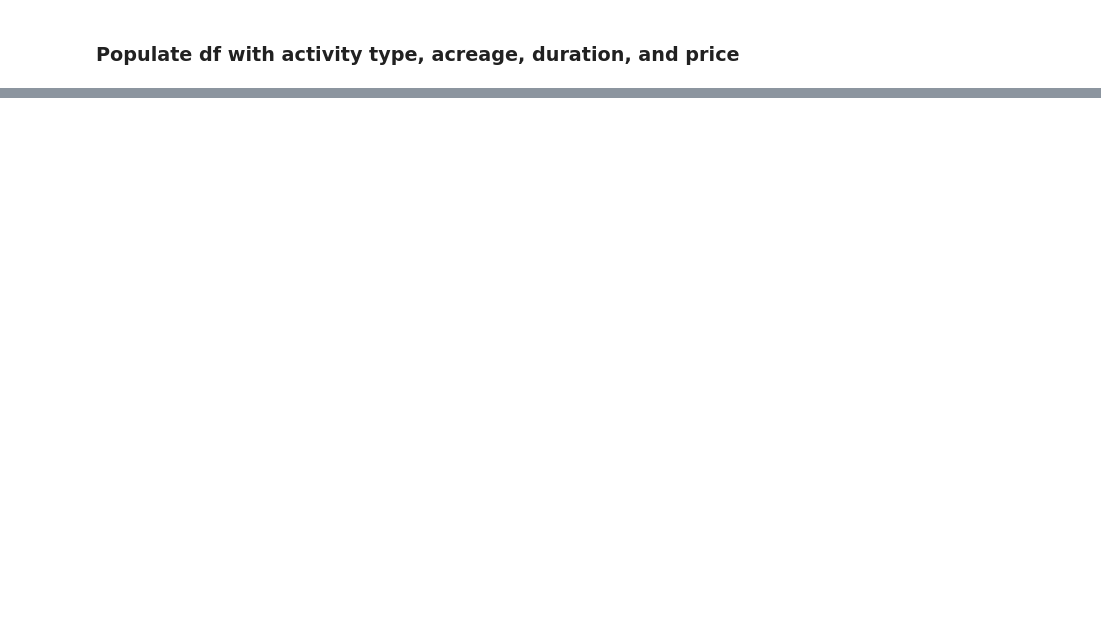
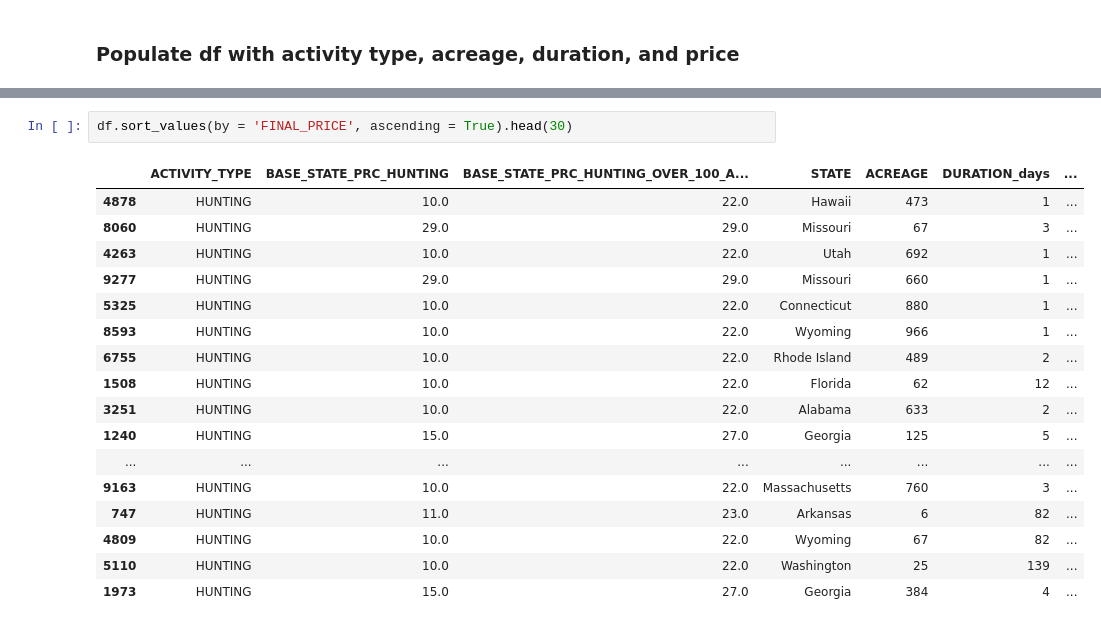
Before and after one commit to PhilipHarvey20/Land-Lease-Price-Recommender, a Jupyter notebook: Price Recommender.ipynb, the cells around one changed output, grey strips where cells are left out. Cells and saved outputs as stored; diff of their text form; blank space fills up the shorter version.

```diff
--- a/Price Recommender.ipynb
+++ b/Price Recommender.ipynb
@@ -130,0 +266,20 @@ df[df['ACTIVITY_TYPE']=='HUNTING'].head(30)
+# %%
+df.sort_values(by = 'FINAL_PRICE', ascending = True).head(30)
+# %% [output]
+|  | ACTIVITY_TYPE | BASE_STATE_PRC_HUNTING | BASE_STATE_PRC_HUNTING_OVER_100_A... | STATE | ACREAGE | DURATION_days | ... |
+| 4878 | HUNTING | 10.0 | 22.0 | Hawaii | 473 | 1 | ... |
+| 8060 | HUNTING | 29.0 | 29.0 | Missouri | 67 | 3 | ... |
+| 4263 | HUNTING | 10.0 | 22.0 | Utah | 692 | 1 | ... |
+| 9277 | HUNTING | 29.0 | 29.0 | Missouri | 660 | 1 | ... |
+| 5325 | HUNTING | 10.0 | 22.0 | Connecticut | 880 | 1 | ... |
+| 8593 | HUNTING | 10.0 | 22.0 | Wyoming | 966 | 1 | ... |
+| 6755 | HUNTING | 10.0 | 22.0 | Rhode Island | 489 | 2 | ... |
+| 1508 | HUNTING | 10.0 | 22.0 | Florida | 62 | 12 | ... |
+| 3251 | HUNTING | 10.0 | 22.0 | Alabama | 633 | 2 | ... |
+| 1240 | HUNTING | 15.0 | 27.0 | Georgia | 125 | 5 | ... |
+| ... | ... | ... | ... | ... | ... | ... | ... |
+| 9163 | HUNTING | 10.0 | 22.0 | Massachusetts | 760 | 3 | ... |
+| 747 | HUNTING | 11.0 | 23.0 | Arkansas | 6 | 82 | ... |
+| 4809 | HUNTING | 10.0 | 22.0 | Wyoming | 67 | 82 | ... |
+| 5110 | HUNTING | 10.0 | 22.0 | Washington | 25 | 139 | ... |
+| 1973 | HUNTING | 15.0 | 27.0 | Georgia | 384 | 4 | ... |
```
Also changed, not shown: parts of 43 cells of this notebook, 1 other file.
